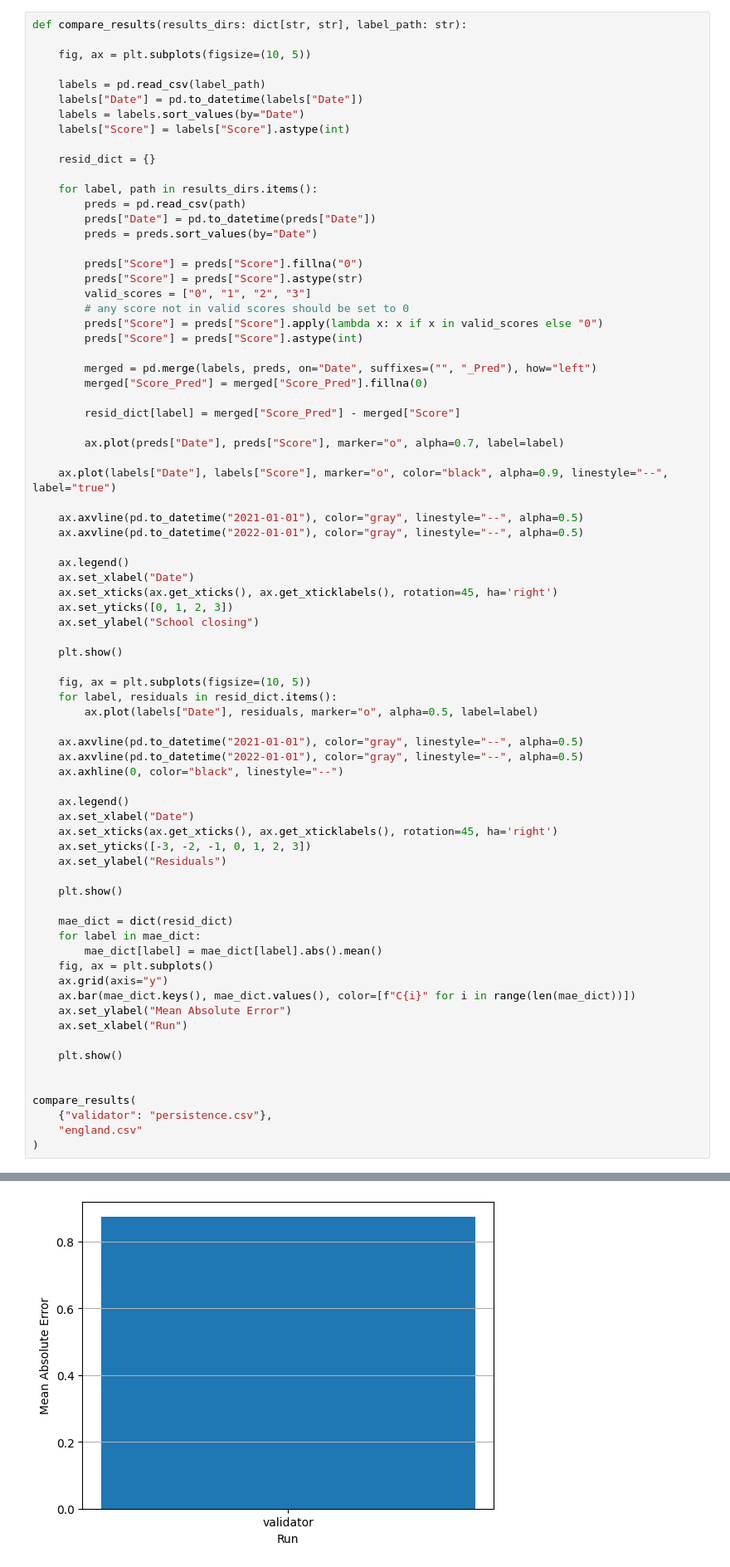
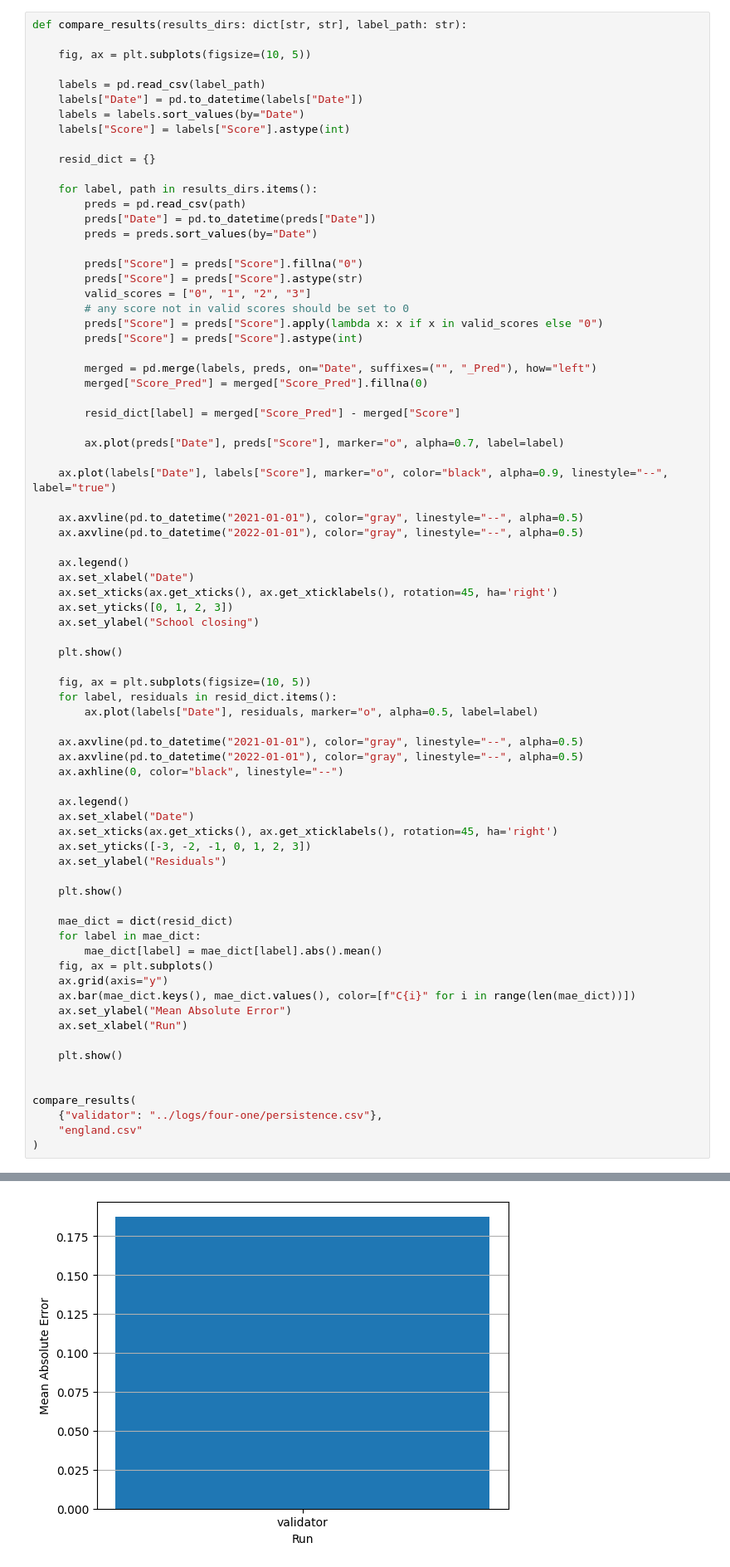
Before and after one commit to danyoungday/neuro-san-prana, a Jupyter notebook: data/edav.ipynb, the cells around one changed output, grey strips where cells are left out. Shown: that part at 83% size. Cells and saved outputs as stored; diff of their text form.

```diff
--- a/data/edav.ipynb
+++ b/data/edav.ipynb
@@ -76,7 +76,7 @@ def compare_results(results_dirs: dict[str, str], label_path: str):
 
 
 compare_results(
-    {"validator": "persistence.csv"},
+    {"validator": "../logs/four-one/persistence.csv"},
     "england.csv"
 )
 # %% [output]
@@ -85,4 +85,4 @@ compare_results(
-[figure, old version]
+[figure, new version]
 # %%
 def compare_repeats(all_results_paths: list[list[str]], label_path: str):
     labels = pd.read_csv(label_path)
```
Also changed, not shown: parts of 2 cells of this notebook, 6 other files.
